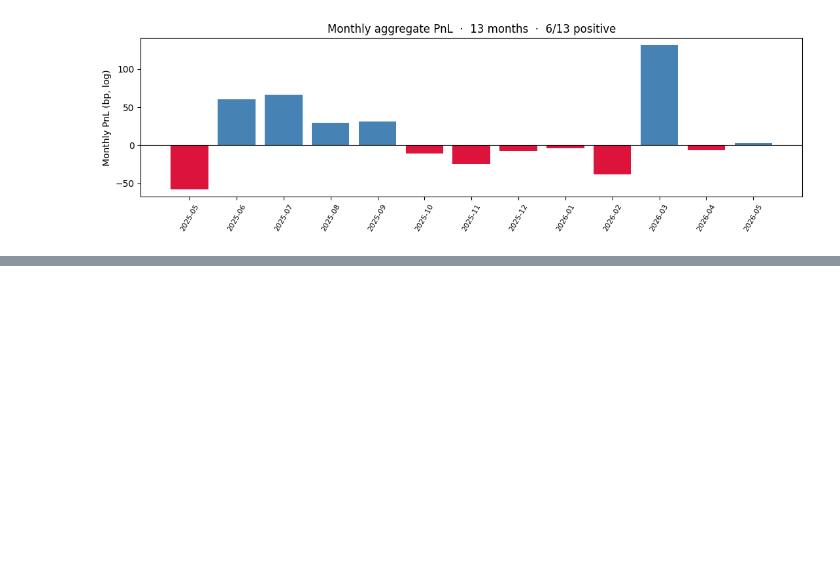
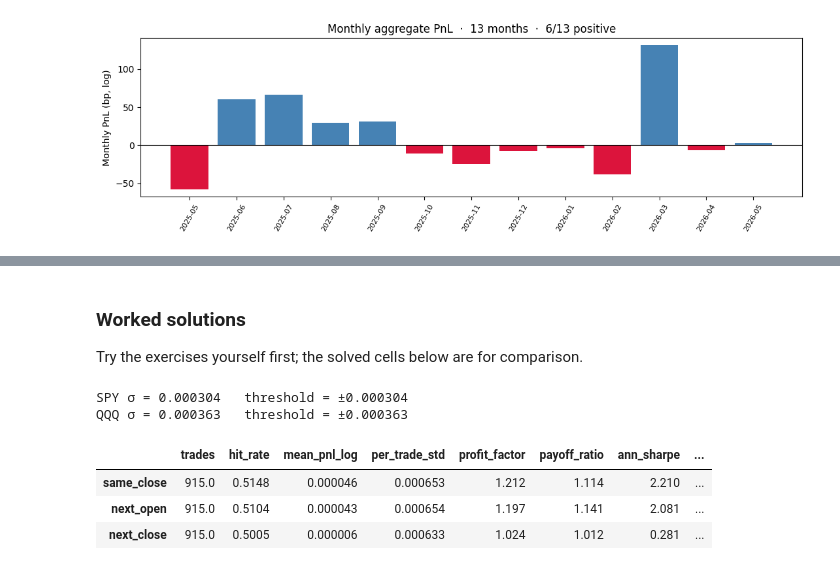
Before and after one commit to MichaelHelmers/quantitative-analysis, a Jupyter notebook: 09-backtesting-honest/lesson.ipynb, the cells around one changed output, grey strips where cells are left out. Drawn from its saved outputs; the diff is of its cells as text; code cells hidden in the pictures; blank space fills up the shorter version.

Commit message:
Add Chapter 9 worked exercise solutions

```diff
--- a/09-backtesting-honest/lesson.ipynb
+++ b/09-backtesting-honest/lesson.ipynb
@@ -344,0 +345,46 @@ plt.show()
+# %% [markdown]
+### Worked solutions
+
+Try the exercises yourself first; the solved cells below are for comparison.
+# %%
+# Exercise 1: SPY transfer.
+# Re-run the three-timings table on SPY 1-min. Does the same-bar → next-open
+# Sharpe gap have the same magnitude as on QQQ (~50%)? If different, what about
+# SPY versus QQQ would change the size of the bug?
+
+spy = pd.read_parquet(CACHE / "spy_1min.parquet")
+spy.index = pd.to_datetime(spy.index, utc=True).tz_convert("America/New_York")
+# Same RTH filter + intraday bookkeeping as QQQ above — copy the §1 setup verbatim
+# so the only thing that differs between the two tickers is the price series.
+spy["minute_of_day"] = spy.index.hour * 60 + spy.index.minute
+spy_rth = spy[(spy["minute_of_day"] >= RTH_OPEN) &
+              (spy["minute_of_day"] < RTH_CLOSE)].copy()
+spy_rth["minute_of_session"] = spy_rth["minute_of_day"] - RTH_OPEN
+spy_rth["session_date"] = spy_rth.index.normalize()
+spy_rth["log_ret"] = np.log(spy_rth["close"] / spy_rth["close"].shift(1))
+sf_spy = spy_rth.groupby("session_date").head(1).index
+spy_rth.loc[sf_spy, "log_ret"] = np.nan
+
+# Re-fit σ on SPY's own closing-window prior_N — thresholds must scale with the
+# ticker's own volatility, otherwise we'd fire far fewer (or more) trades on SPY.
+cw_spy = spy_rth[spy_rth["minute_of_session"].between(
+    ENTRY_START, ENTRY_END - 1)].copy()
+cw_spy["prior_N"] = cw_spy.groupby("session_date")["log_ret"].transform(
+    lambda s: s.rolling(N, min_periods=N).sum())
+SIGMA_SPY  = cw_spy["prior_N"].std()
+THRESH_SPY = 1.0 * SIGMA_SPY
+
+ledgers_spy = {t: event_driven_backtest(spy_rth, t, THRESH_SPY) for t in
+               ["same_close", "next_open", "next_close"]}
+summary_spy = pd.DataFrame({t: trade_metrics(tr) for t, tr in
+                            ledgers_spy.items()}).T
+print(f"SPY σ = {SIGMA_SPY:.6f}   threshold = ±{THRESH_SPY:.6f}")
+print(f"QQQ σ = {SIGMA:.6f}   threshold = ±{THRESH:.6f}")
+summary_spy
+# %% [output]
+SPY σ = 0.000304   threshold = ±0.000304
+QQQ σ = 0.000363   threshold = ±0.000363
+|  | trades | hit_rate | mean_pnl_log | per_trade_std | profit_factor | payoff_ratio | ann_sharpe | ... |
+| same_close | 915.0 | 0.5148 | 0.000046 | 0.000653 | 1.212 | 1.114 | 2.210 | ... |
+| next_open | 915.0 | 0.5104 | 0.000043 | 0.000654 | 1.197 | 1.141 | 2.081 | ... |
+| next_close | 915.0 | 0.5005 | 0.000006 | 0.000633 | 1.024 | 1.012 | 0.281 | ... |
```
Also changed, not shown: parts of 7 cells of this notebook, 1 other file.
